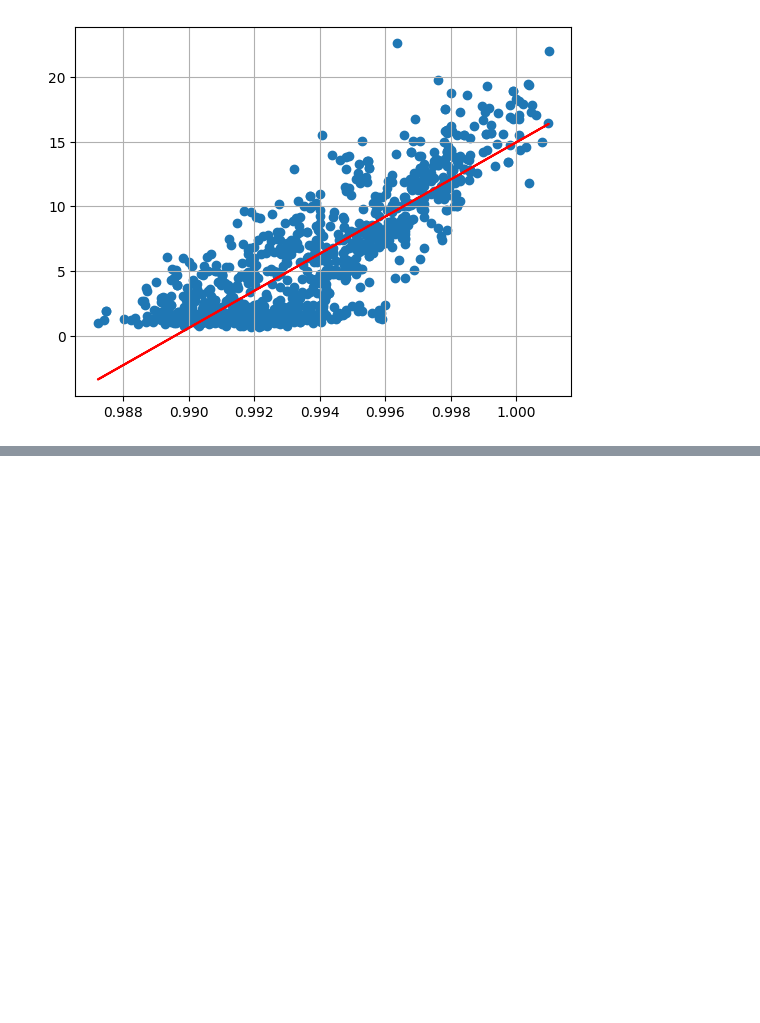
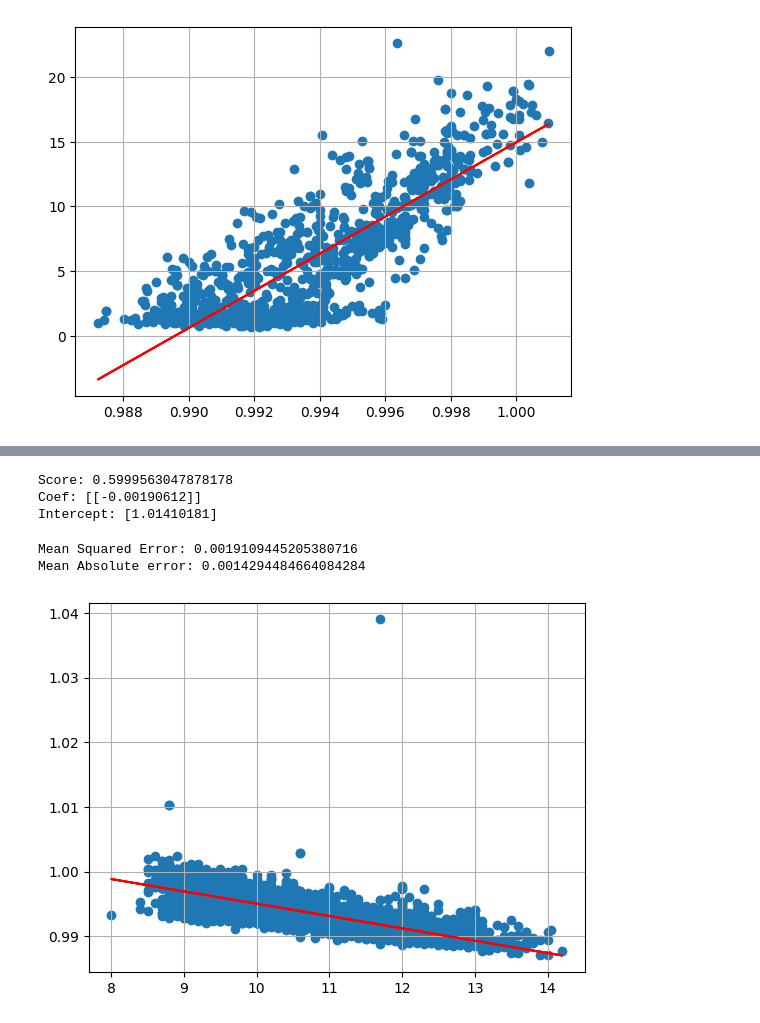
Before and after one commit to Nasalis/ml2023-Davi-dos-Santos, a Jupyter notebook: linear-regression/linear-regression.ipynb, the cells around one changed output, grey strips where cells are left out. Cells and saved outputs as stored; diff of their text form; code cells hidden in the pictures; blank space fills up the shorter version.

```diff
--- a/linear-regression/linear-regression.ipynb
+++ b/linear-regression/linear-regression.ipynb
@@ -133,0 +146,26 @@ Mean Absolute error: 2.19460795588206
+# %%
+(train_data, test_data, train_labels, test_labels) = train_test_split(X_train, y_train, test_size=0.2, train_size=0.8, random_state=42)
+# %%
+reg = model_regression.fit(train_data, train_labels)
+# %%
+print("Score: {}".format(reg.score(train_data, train_labels)))
+print("Coef: {}".format(reg.coef_))
+print("Intercept: {}".format(reg.intercept_))
+# %% [output]
+Score: 0.5999563047878178
+Coef: [[-0.00190612]]
+Intercept: [1.01410181]
+# %%
+y_predicted = model_regression.predict(train_data)
+plt.scatter(train_data[:,0], train_labels)
+plt.plot(np.array(train_data[:,0]), y_predicted, c='r')
+plt.grid()
+
+mean_squared_error_val = np.sqrt(mean_squared_error(train_labels, y_predicted))
+mean_absolute_error_val = mean_absolute_error(train_labels, y_predicted)
+print("Mean Squared Error: {}".format(mean_squared_error_val))
+print("Mean Absolute error: {}".format(mean_absolute_error_val) )
+# %% [output]
+Mean Squared Error: 0.0019109445205380716
+Mean Absolute error: 0.0014294484664084284
+[figure, added]
```
Also changed, not shown: parts of 5 cells of this notebook.
